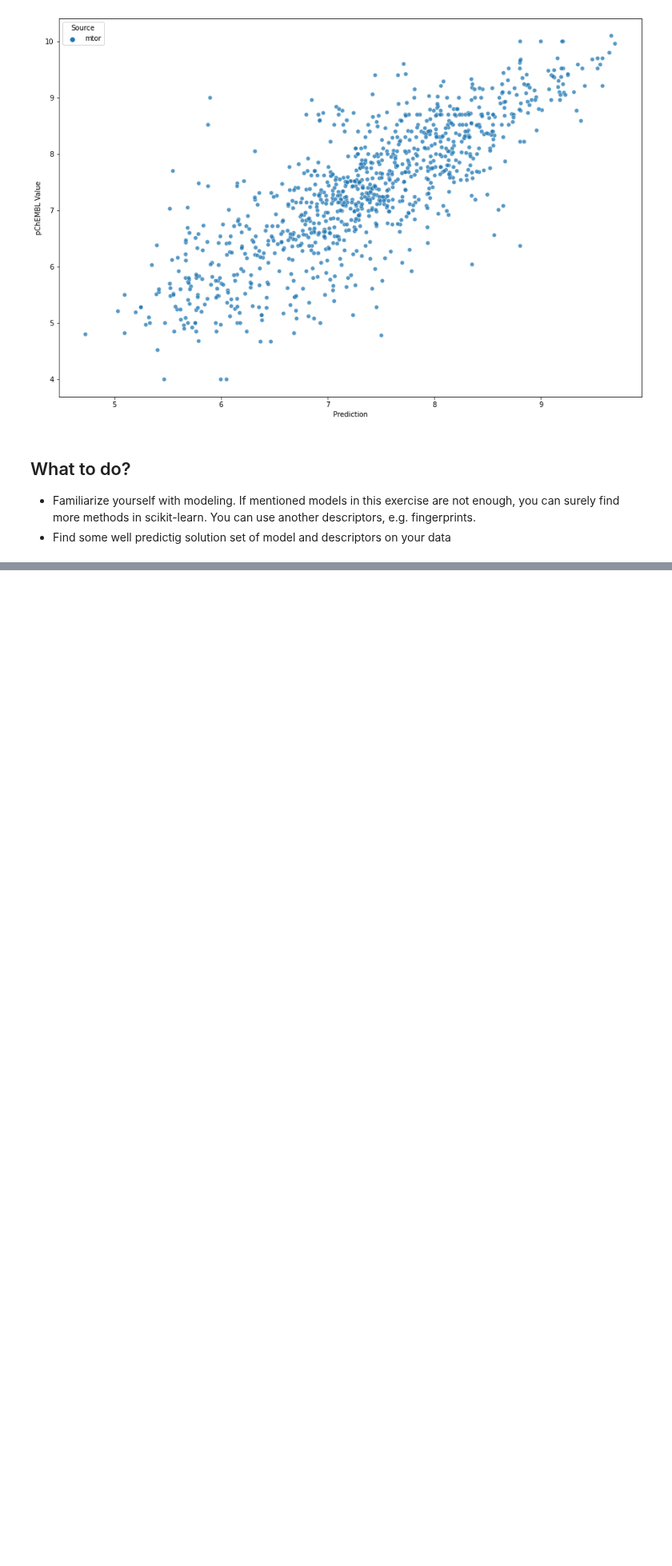
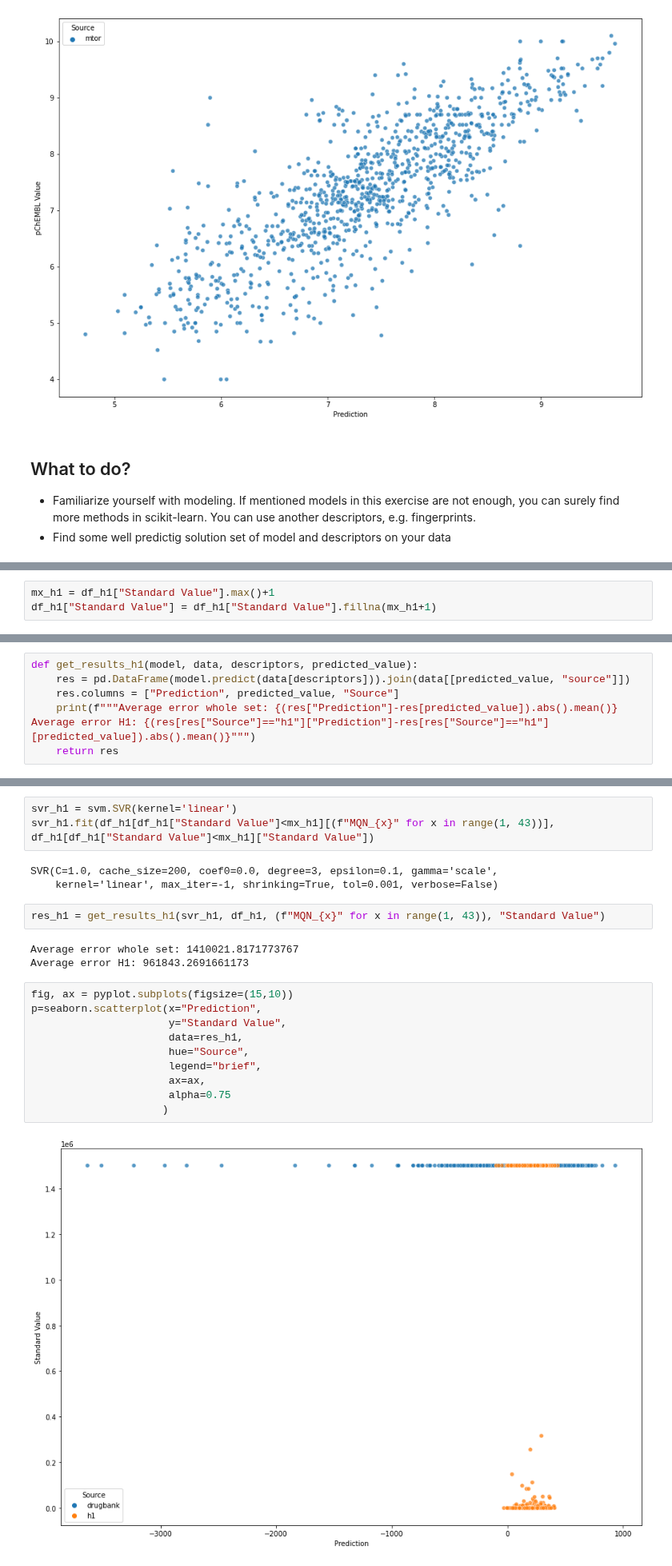
Before and after one commit to lich-uct/cdd2021, a Jupyter notebook: cervenku/12_modelling.ipynb, the cells around one changed output, grey strips where cells are left out. Shown at 80% size. Drawn from its saved outputs; the diff is of its cells as text; blank space fills up the shorter version.

```diff
--- a/cervenku/12_modelling.ipynb
+++ b/cervenku/12_modelling.ipynb
@@ -436,0 +466,3 @@ p=seaborn.scatterplot(x="Prediction",
+# %%
+mx_h1 = df_h1["Standard Value"].max()+1
+df_h1["Standard Value"] = df_h1["Standard Value"].fillna(mx_h1+1)
@@ -436,0 +471,7 @@ p=seaborn.scatterplot(x="Prediction",
+# %%
+def get_results_h1(model, data, descriptors, predicted_value):
+    res = pd.DataFrame(model.predict(data[descriptors])).join(data[[predicted_value, "source"]])
+    res.columns = ["Prediction", predicted_value, "Source"]
+    print(f"""Average error whole set: {(res["Prediction"]-res[predicted_value]).abs().mean()}
+Average error H1: {(res[res["Source"]=="h1"]["Prediction"]-res[res["Source"]=="h1"][predicted_value]).abs().mean()}""")
+    return res
@@ -436,0 +534,23 @@ p=seaborn.scatterplot(x="Prediction",
+# %%
+svr_h1 = svm.SVR(kernel='linear')
+svr_h1.fit(df_h1[df_h1["Standard Value"]<mx_h1][(f"MQN_{x}" for x in range(1, 43))], df_h1[df_h1["Standard Value"]<mx_h1]["Standard Value"])
+# %% [output]
+SVR(C=1.0, cache_size=200, coef0=0.0, degree=3, epsilon=0.1, gamma='scale',
+    kernel='linear', max_iter=-1, shrinking=True, tol=0.001, verbose=False)
+# %%
+res_h1 = get_results_h1(svr_h1, df_h1, (f"MQN_{x}" for x in range(1, 43)), "Standard Value")
+# %% [output]
+Average error whole set: 1410021.8171773767
+Average error H1: 961843.2691661173
+# %%
+fig, ax = pyplot.subplots(figsize=(15,10))
+p=seaborn.scatterplot(x="Prediction",
+                      y="Standard Value",
+                      data=res_h1,
+                      hue="Source",
+                      legend="brief",
+                      ax=ax,
+                      alpha=0.75
+                     )
+# %% [output]
+[figure, added]
```
Also changed, not shown: parts of 75 cells of this notebook.
